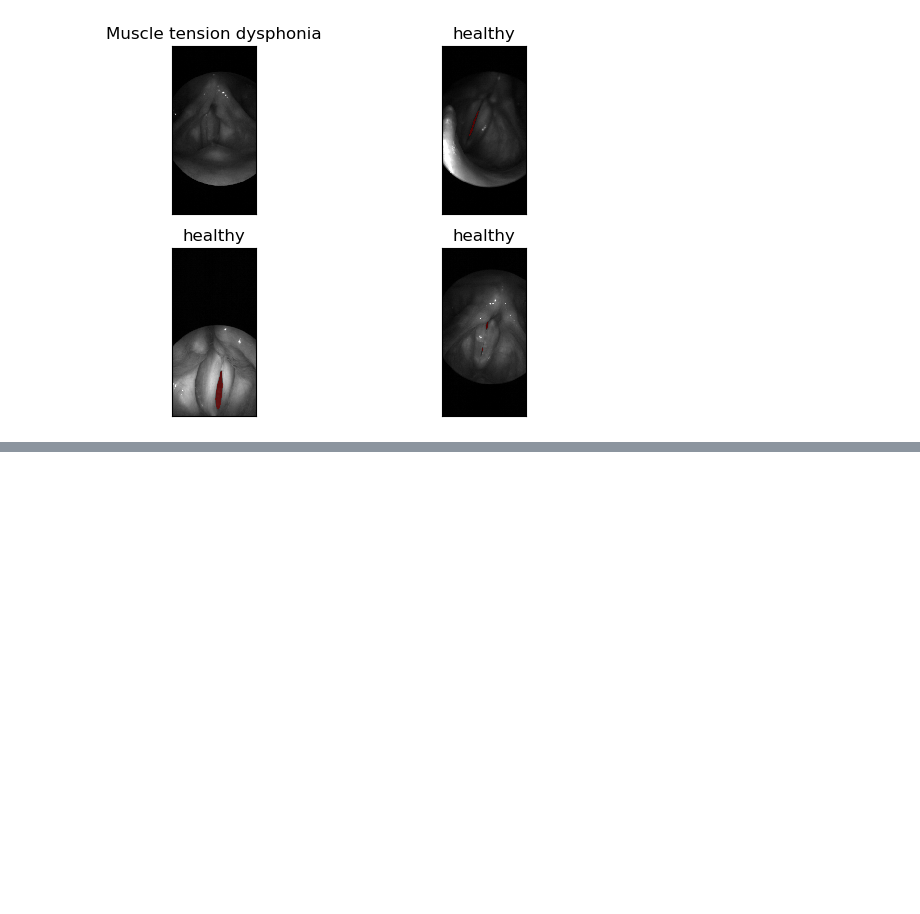
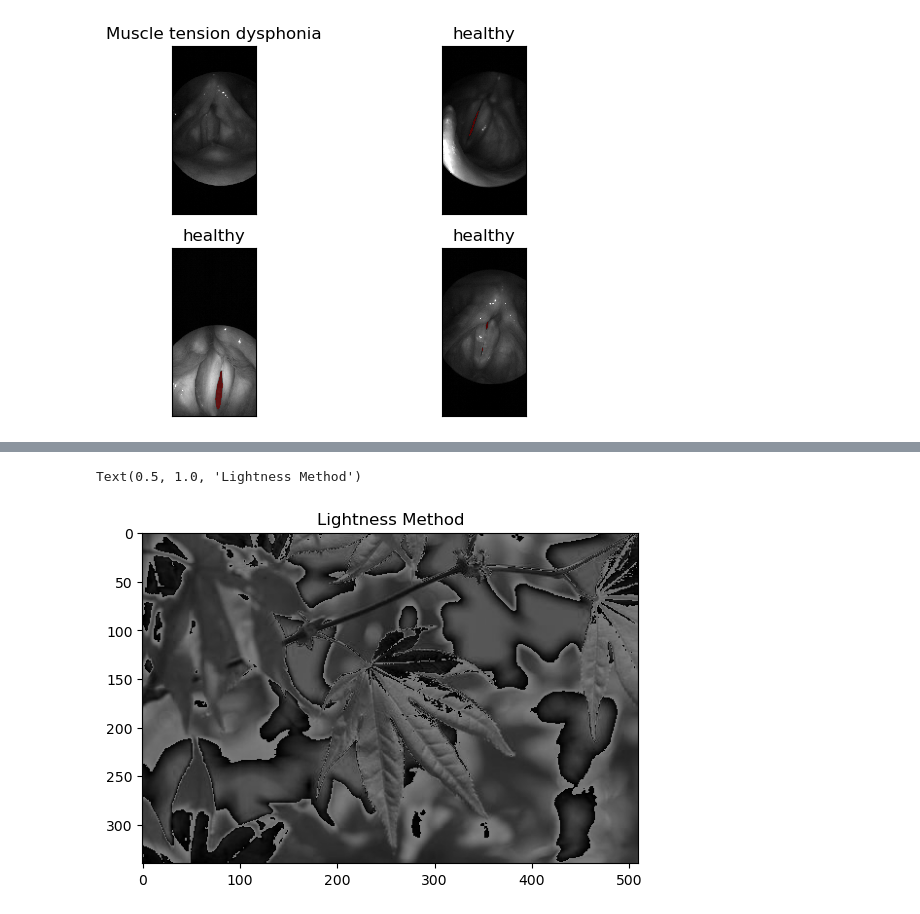
Before and after one commit to KavileBhagavathi/DSSS_Scripts, a Jupyter notebook: Mini_BAGLS_dataset/DSSS Assignment 3.ipynb, the cells around one changed output, grey strips where cells are left out. Cells and saved outputs as stored; diff of their text form; code cells hidden in the pictures; blank space fills up the shorter version.

```diff
--- a/Mini_BAGLS_dataset/DSSS Assignment 3.ipynb
+++ b/Mini_BAGLS_dataset/DSSS Assignment 3.ipynb
@@ -118,0 +131,11 @@ numpy.ndarray
+# %%
+average_pixel = (np.min(leaves,axis=-1,keepdims=1) + np.max(leaves,axis=-1,keepdims=1))/2
+Z_lightness = leaves.copy() #the copy is to avoid the below error
+#https://stackoverflow.com/questions/49673804/numpy-assignment-destination-is-read-only-broadcast
+Z_lightness[:] = average_pixel
+# %%
+plt.imshow(Z_lightness, cmap='gray')
+plt.title('Lightness Method')
+# %% [output]
+Text(0.5, 1.0, 'Lightness Method')
+[figure, added]
```
Also changed, not shown: parts of 6 cells of this notebook.
